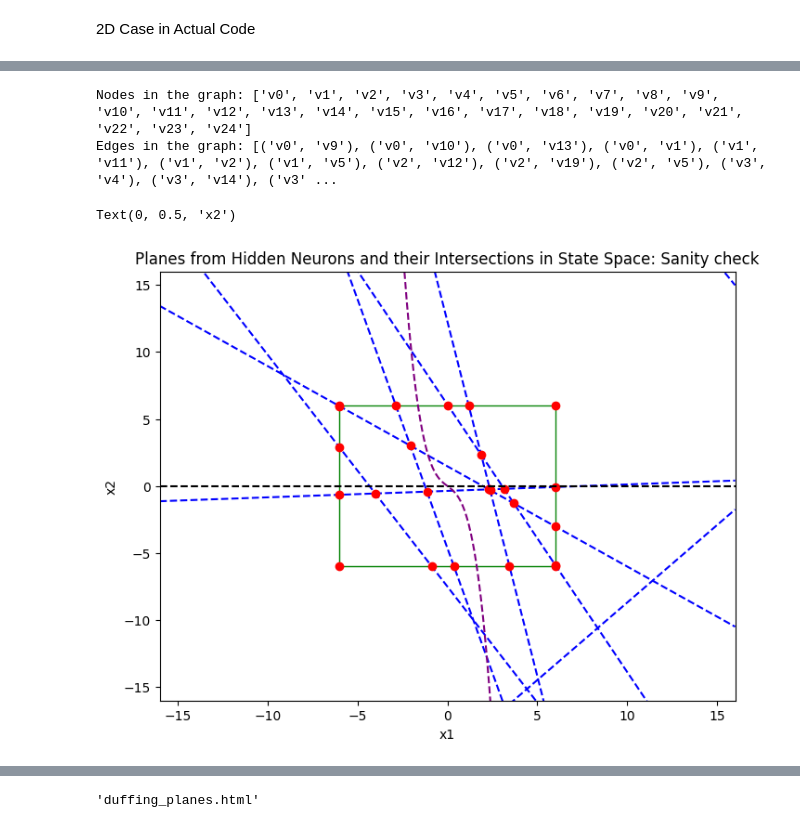
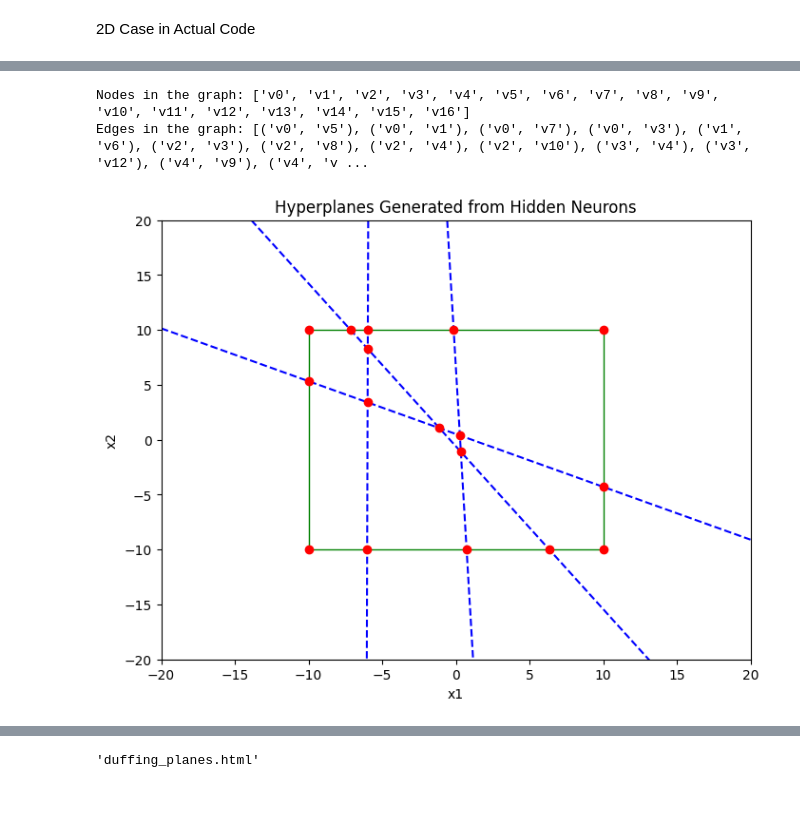
Before and after one commit to Jw1836/NN-Closed-Loop-Verification, a Jupyter notebook: lyapunov_nn.ipynb, the cells around one changed output, grey strips where cells are left out. Saved outputs shown, nothing was run; the diff lists cells and outputs as text; code cells hidden in the pictures; blank space fills up the shorter version.

```diff
--- a/lyapunov_nn.ipynb
+++ b/lyapunov_nn.ipynb
@@ -865,7 +865,7 @@ def get_planar_graph(intersection_points, W_matrix, B_vector, x1_min, x1_max, x2
 #train a neural network to approximate the lyapunov function for the duffing oscillator
 input_dim = 2
 num_hidden_layers = 1
-hidden_layer_size = 8
+hidden_layer_size = 4
 output_dim = 1
 duffing_nn = MyNN(input_size=input_dim, num_hidden_layers=num_hidden_layers, hidden_size=hidden_layer_size, output_size=output_dim)
 x1_train = torch.linspace(-6, 6, steps=250)
@@ -908,10 +908,10 @@ W_out_vec = duffing_nn.network[2].weight.detach().numpy().flatten()  #weights fr
 
 #find a rectangle that contains all the intersection points, these are vertices too
 #REGION OF INTEREST
-x1_min = -6
-x1_max = 6
-x2_min = -6
-x2_max = 6
+x1_min = -10
+x1_max = 10
+x2_min = -10
+x2_max = 10
 intersection_points = find_all_intersection_points(W_matrix, B_vector, [duffing_f1_boundary, duffing_f2_boundary], x1_min, x1_max, x2_min, x2_max)
 
 #get the planar graph
@@ -946,41 +946,40 @@ rect = plt.Rectangle((x1_min, x2_min), x1_max - x1_min, x2_max - x2_min, linewid
 ax.add_patch(rect)
 ax.set_xlim(x1_min -10, x1_max + 10)
 ax.set_ylim(x2_min - 10 , x2_max + 10)
 #also plot the dynamics boundary of positive and negative
 f1_boundary = 0
 f2_boundary = duffing_f2_boundary(x1)
-ax.plot(x1, f1_boundary * np.ones_like(x1), color='black', linestyle='--', linewidth=1.5, label='$f_1 = 0$')
-ax.plot(x1, f2_boundary, color='purple', linestyle='--', linewidth=1.5, label='$f_2 = 0$')
-plt.title('Planes from Hidden Neurons and their Intersections in State Space: Sanity check')
+# ax.plot(x1, f1_boundary * np.ones_like(x1), color='black', linestyle='--', linewidth=1.5, label='$f_1 = 0$')
+# ax.plot(x1, f2_boundary, color='purple', linestyle='--', linewidth=1.5, label='$f_2 = 0$')
+plt.title('Hyperplanes Generated from Hidden Neurons')
 plt.xlabel("x1")
 plt.ylabel("x2")
-
+plt.savefig('hidden_neurons.png')
 
 # ## Interactive plot (browser)
 # fig_i = go.Figure()
 # for i in range(W_matrix.shape[1]):
 #     w_i = W_matrix[:, i]
 #     b_i = B_vector[i]
 #     x2_plane = (-w_i[0]*x1 - b_i) / w_i[1]
 #     fig_i.add_trace(go.Scatter(x=x1, y=x2_plane, mode='lines', name=f'Neuron {i+1} Boundary'))
 
 # if len(intersection_points) > 0:
 #     ix = [p[0] for p in intersection_points]
 #     iy = [p[1] for p in intersection_points]
 #     fig_i.add_trace(go.Scatter(x=ix, y=iy, mode='markers', name='Intersections', marker=dict(color='red', size=5)))
 
 # fig_i.add_shape(type='rect', x0=x1_min, y0=x2_min, x1=x1_max, y1=x2_max, line=dict(color='green', width=1))
 # fig_i.add_trace(go.Scatter(x=x1, y=f1_boundary * np.ones_like(x1), mode='lines', name='f1 = 0', line=dict(color='black', dash='dash')))
 # fig_i.add_trace(go.Scatter(x=x1, y=f2_boundary, mode='lines', name='f2 = 0', line=dict(color='purple', dash='dash')))
 # fig_i.update_layout(title='Planes from Hidden Neurons and their Intersections (Interactive)', xaxis_title='x1', yaxis_title='x2', width=900, height=700, legend=dict(itemsizing='constant'))
 # fig_i.update_xaxes(range=[x1_min - 10, x1_max + 10])
 # fig_i.update_yaxes(range=[x2_min - 10, x2_max + 10], scaleanchor='x', scaleratio=1)
 # plot(fig_i, filename='duffing_planes.html', auto_open=True)
 # %% [output]
-Nodes in the graph: ['v0', 'v1', 'v2', 'v3', 'v4', 'v5', 'v6', 'v7', 'v8', 'v9', 'v10', 'v11', 'v12', 'v13', 'v14', 'v15', 'v16', 'v17', 'v18', 'v19', 'v20', 'v21', 'v22', 'v23', 'v24']
-Edges in the graph: [('v0', 'v9'), ('v0', 'v10'), ('v0', 'v13'), ('v0', 'v1'), ('v1', 'v11'), ('v1', 'v2'), ('v1', 'v5'), ('v2', 'v12'), ('v2', 'v19'), ('v2', 'v5'), ('v3', 'v4'), ('v3', 'v14'), ('v3' ...
+Nodes in the graph: ['v0', 'v1', 'v2', 'v3', 'v4', 'v5', 'v6', 'v7', 'v8', 'v9', 'v10', 'v11', 'v12', 'v13', 'v14', 'v15', 'v16']
+Edges in the graph: [('v0', 'v5'), ('v0', 'v1'), ('v0', 'v7'), ('v0', 'v3'), ('v1', 'v6'), ('v2', 'v3'), ('v2', 'v8'), ('v2', 'v4'), ('v2', 'v10'), ('v3', 'v4'), ('v3', 'v12'), ('v4', 'v9'), ('v4', 'v ...
-Text(0, 0.5, 'x2')
-[figure, old version]
+[figure, new version]
 # %%
 #print original graph
 G = nx.Graph()
```
Also changed, not shown: parts of 13 cells of this notebook, 5 other files.
